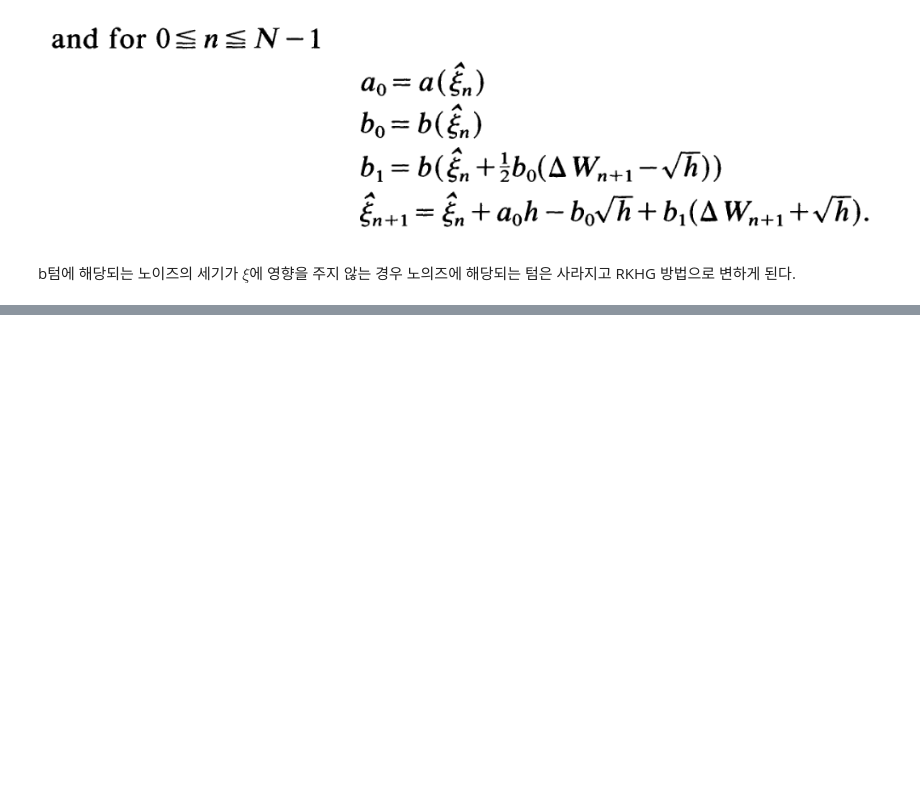
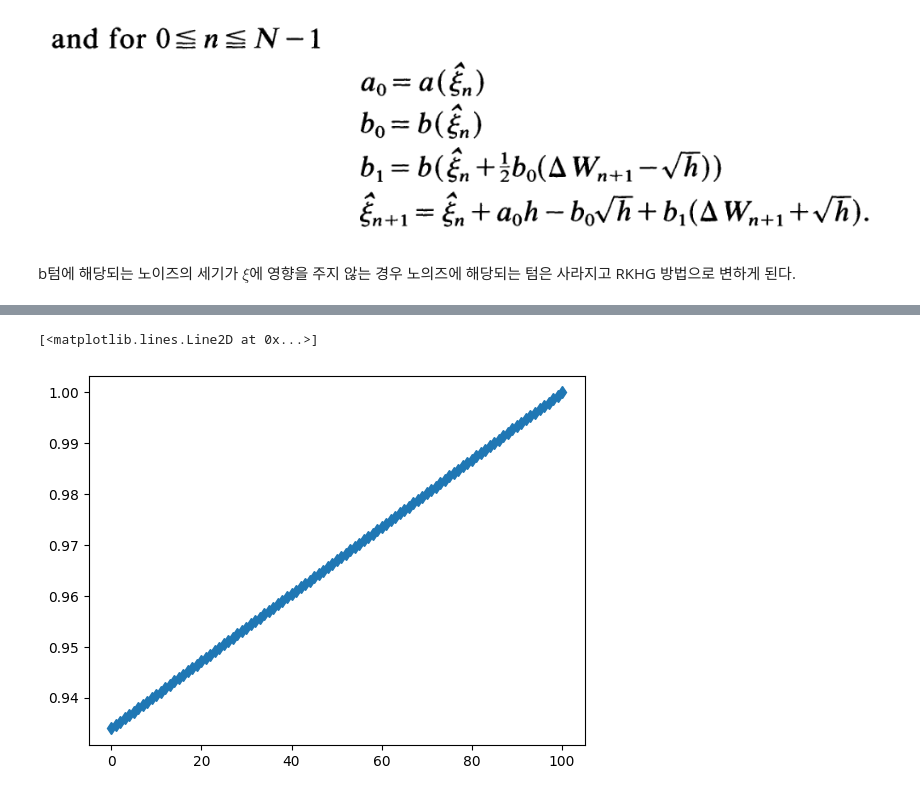
Before and after one commit to Gug-Young/Active_Rotator, a Jupyter notebook: 231229 Simulation SDE.ipynb, the cells around one changed output, grey strips where cells are left out. Cells and saved outputs as stored; diff of their text form; code cells hidden in the pictures; blank space fills up the shorter version.

```diff
--- a/231229 Simulation SDE.ipynb
+++ b/231229 Simulation SDE.ipynb
@@ -11,0 +166,8 @@ b텀에 해당되는 노이즈의 세기가 $\xi$에 영향을 주지 않는 경
+# %%
+h,b_ = np.histogram(np.sin(theta_s[len(t)//2,:]),bins=100)
+hs = []
+for i in range(2000):
+    h,_ = np.histogram(np.sin(theta_s[len(t)//2+i,:]),bins=b_)
+    hs.append(h)
+hs = np.array(hs)
+h
@@ -11,0 +205,5 @@ b텀에 해당되는 노이즈의 세기가 $\xi$에 영향을 주지 않는 경
+# %%
+plt.plot(b_,'d')
+# %% [output]
+[<matplotlib.lines.Line2D at 0x...>]
+[figure, added]
```
Also changed, not shown: parts of 25 cells of this notebook.
